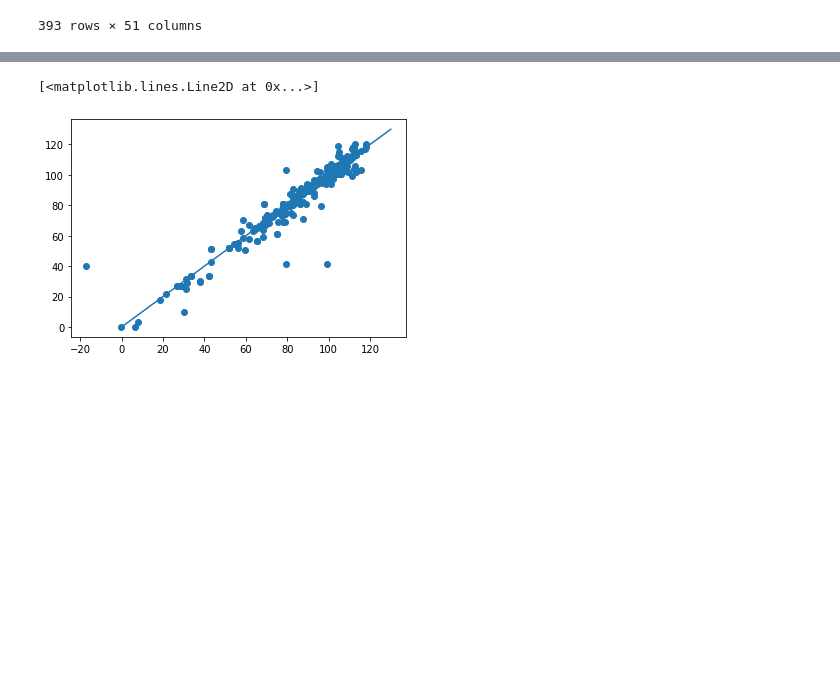
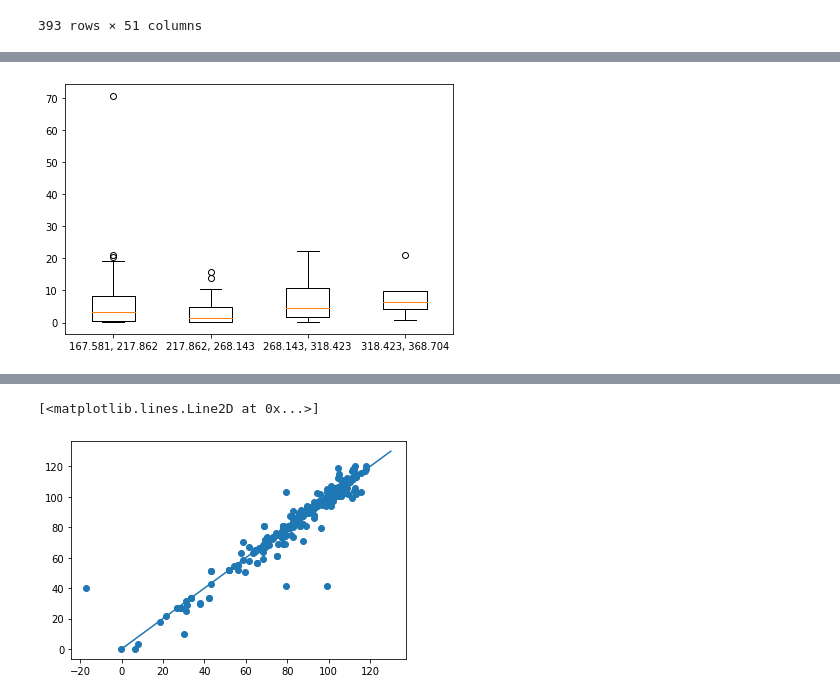
Before and after one commit to SergeyAnufriev/biofuels, a Jupyter notebook: Octane_latest.ipynb, the cells around one changed output, grey strips where cells are left out. Cells and saved outputs as stored; diff of their text form; code cells hidden in the pictures; blank space fills up the shorter version.

```diff
--- a/Octane_latest.ipynb
+++ b/Octane_latest.ipynb
@@ -157,0 +142,12 @@ mae(y_train,y_train_pred)
+# %%
+data_test = X_test.copy()[['SMILES','mae','DM']]
+
+fig,ax = plt.subplots()
+
+bins = pd.cut(data_test['DM'], list(np.linspace(data_test['DM'].max(), data_test['DM'].min(), 5))[::-1])
+ax.boxplot([g[1] for g in data_test.groupby(bins)['mae']])
+ax.set_xticklabels(str(g[0])[1:-1] for g in data_test.groupby(bins)['mae'])
+
+fig.tight_layout()
+# %% [output]
+[figure, added]
```
Also changed, not shown: parts of 33 cells of this notebook.
